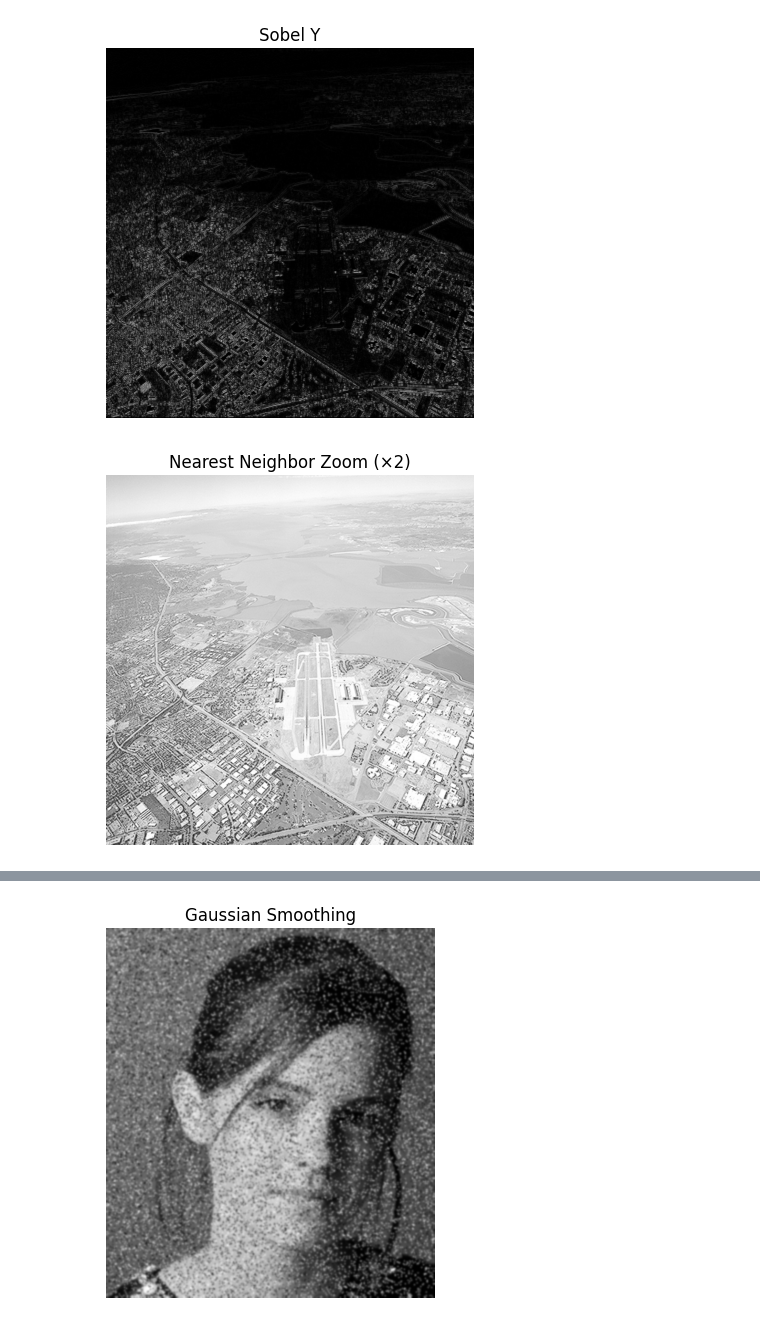
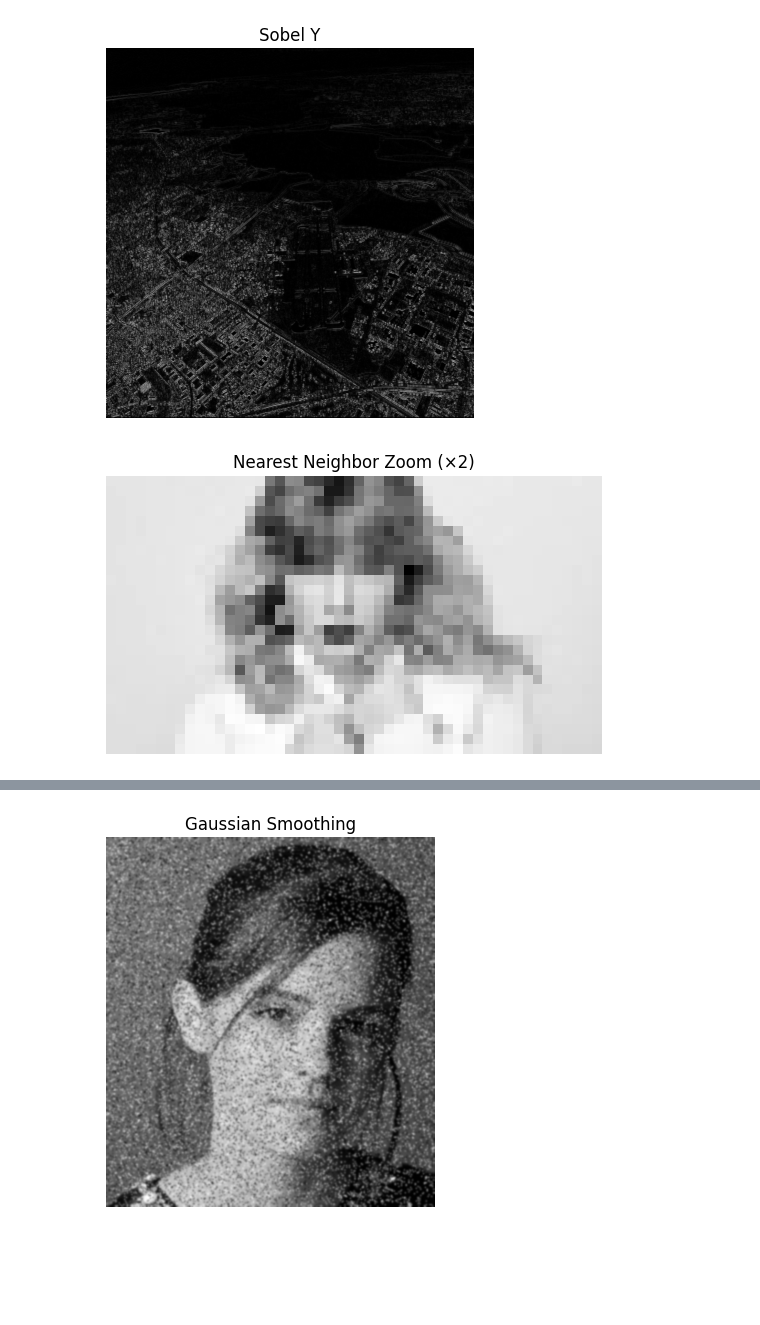
Before and after one commit to kavinduabekoon/GitHub, a Jupyter notebook: Untitled-1.ipynb, the cells around one changed output, grey strips where cells are left out. Drawn from its saved outputs; the diff is of its cells as text; code cells hidden in the pictures; blank space fills up the shorter version.

```diff
--- a/Untitled-1.ipynb
+++ b/Untitled-1.ipynb
@@ -339,27 +339,27 @@ plt.show()
 # %%
 #Question 7 part a
 import cv2
 import numpy as np
 import matplotlib.pyplot as plt
 
-img = cv2.imread(r'C:\Users\kavin\Downloads\runway.png', cv2.IMREAD_GRAYSCALE)
+img = cv2.imread(r'C:\Users\kavin\Downloads\images_for_zooming\a1q5images\taylor_very_small.jpg', cv2.IMREAD_GRAYSCALE)
 
 def zoom_nn(img, s):
     h, w = img.shape
     out = np.zeros((int(h*s), int(w*s)), dtype=img.dtype)
     for i in range(out.shape[0]):
         for j in range(out.shape[1]):
             out[i, j] = img[int(i/s), int(j/s)]
     return out
 
 out = zoom_nn(img, 2)
 
 plt.imshow(out, cmap='gray')
 plt.title("Nearest Neighbor Zoom (×2)")
 plt.axis('off')
 plt.show()
 # %% [output]
-[figure, old version]
+[figure, new version]
 # %%
 #Question 7 part b
 import cv2
```
Also changed, not shown: parts of 2 cells of this notebook.
